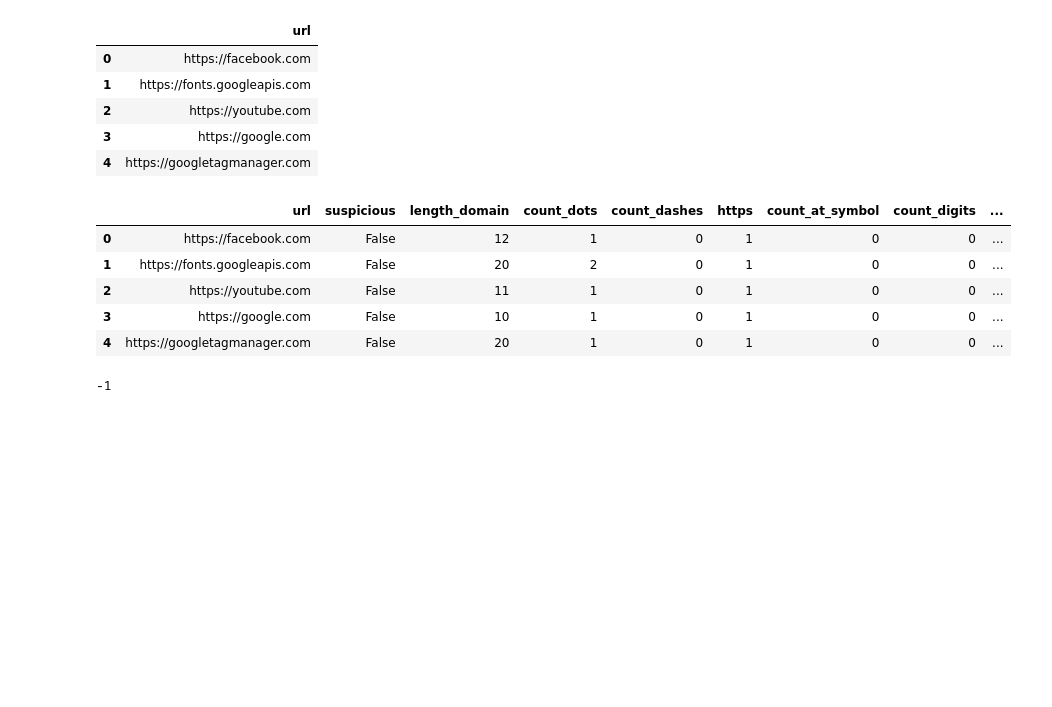
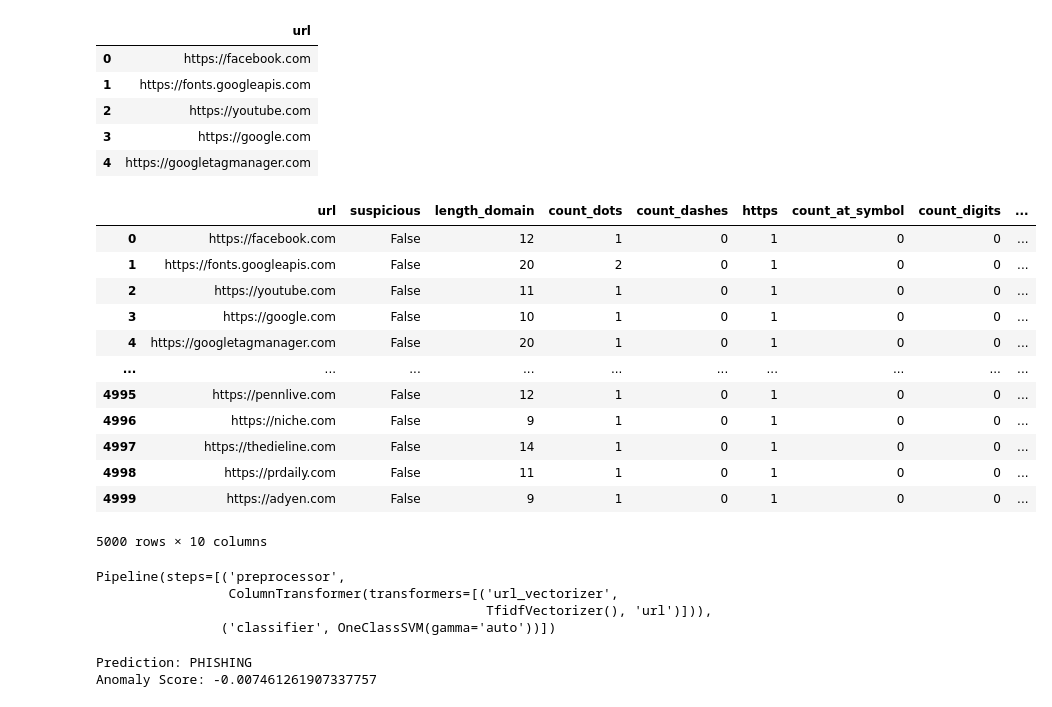
Before and after one commit to roshan-acharya/MalGuard, a Jupyter notebook: Notebook/data_preprocessing.ipynb, the cells around one changed output. Cells and saved outputs as stored; diff of their text form; code cells hidden in the pictures; blank space fills up the shorter version.

Commit message:
Pipeline initialization

```diff
--- a/Notebook/data_preprocessing.ipynb
+++ b/Notebook/data_preprocessing.ipynb
@@ -18,36 +18,95 @@ df.head()
 suspicious_words = ['login', 'signin', 'verify', 'update', 'banking', 'account', 'secure', 'ebayisapi', 'webscr', 'paypal','esewa','account']
 
 
 for url in df['url']:
     parse_url = urlparse(url)
     domain = parse_url.netloc
     scheme= parse_url.scheme
     path = parse_url.path
 
     #Suspicious check
     df['suspicious'] = df['url'].apply(lambda x: any(word in x for word in suspicious_words))
 
     #Length check of domain
     df['length_domain'] = df['url'].apply(lambda x: len(urlparse(x).netloc))
     df['count_dots']=df['url'].apply(lambda x: x.count('.'))
     df['count_dashes']=df['url'].apply(lambda x: x.count('-'))
     df['https']=df['url'].apply(lambda x: 1 if 'https' in scheme else 0)
     df['count_at_symbol']=df['url'].apply(lambda x: x.count('@'))
     df['count_digits']=df['url'].apply(lambda x: sum(c.isdigit() for c in x))
-
-    df['Label']='Safe'
+    df['has_ip'] = int(bool(re.search(r'\d+\.\d+\.\d+\.\d+', domain)))
+    df['subdomain_count'] = df['url'].apply(lambda x: len(urlparse(x).netloc.split('.')) - 2)
 
 
 
 
-df.head(5)
+df
 # %% [output]
 |  | url | suspicious | length_domain | count_dots | count_dashes | https | count_at_symbol | count_digits | ... |
 | 0 | https://facebook.com | False | 12 | 1 | 0 | 1 | 0 | 0 | ... |
 | 1 | https://fonts.googleapis.com | False | 20 | 2 | 0 | 1 | 0 | 0 | ... |
 | 2 | https://youtube.com | False | 11 | 1 | 0 | 1 | 0 | 0 | ... |
 | 3 | https://google.com | False | 10 | 1 | 0 | 1 | 0 | 0 | ... |
 | 4 | https://googletagmanager.com | False | 20 | 1 | 0 | 1 | 0 | 0 | ... |
+| ... | ... | ... | ... | ... | ... | ... | ... | ... | ... |
+| 4995 | https://pennlive.com | False | 12 | 1 | 0 | 1 | 0 | 0 | ... |
+| 4996 | https://niche.com | False | 9 | 1 | 0 | 1 | 0 | 0 | ... |
+| 4997 | https://thedieline.com | False | 14 | 1 | 0 | 1 | 0 | 0 | ... |
+| 4998 | https://prdaily.com | False | 11 | 1 | 0 | 1 | 0 | 0 | ... |
+| 4999 | https://adyen.com | False | 9 | 1 | 0 | 1 | 0 | 0 | ... |
+5000 rows × 10 columns
 # %%
+df.to_csv('..\Data\safe_links.csv',index=True,header=True)
-# %% [output]
--1
+# %%
+#vectorization
+from sklearn.feature_extraction.text import TfidfVectorizer
+from sklearn.svm import OneClassSVM
+vectorize=TfidfVectorizer()
+
+#create pipeline for vectorization and model training
+from sklearn.pipeline import Pipeline
+from sklearn.compose import ColumnTransformer
+
+preprocessor = ColumnTransformer(
+    transformers=[
+        ('url_vectorizer', TfidfVectorizer(), 'url')
+    ],
+)
+model = Pipeline(steps=[
+    ('preprocessor', preprocessor),
+    ('classifier', OneClassSVM(kernel='rbf', gamma='auto'))
+])
+model.fit(df)
+# %% [output]
+Pipeline(steps=[('preprocessor',
+                 ColumnTransformer(transformers=[('url_vectorizer',
+                                                  TfidfVectorizer(), 'url')])),
+                ('classifier', OneClassSVM(gamma='auto'))])
+# %%
+url = "https://amazon-prime-offer-claim-now.xyz"
+parsed = urlparse(url)
+domain = parsed.netloc
+
+new_data = pd.DataFrame([{
+    "url": url,
+    "suspicious": 0,   # keep 0 for One-Class SVM (not used)
+    "length_domain": len(domain),                       # 27
+    "count_dots": domain.count('.'),                    # 2
+    "count_dashes": domain.count('-'),                  # 2
+    "https": 1 if url.startswith("https") else 0,       # 0
+    "count_at_symbol": url.count('@'),                  # 0
+    "count_digits": sum(c.isdigit() for c in url),      # digits = 2 ("00")
+    "has_ip": 1 if re.match(r"\d+\.\d+\.\d+\.\d+", domain) else 0,  # 0
+    "subdomain_count": domain.count('.') - 1 if domain.count('.') > 1 else 0  # 1
+}])
+
+
+# Predict
+pred = model.predict(new_data)[0]
+score = model.decision_function(new_data)[0]
+
+print("Prediction:", "SAFE" if pred == 1 else "PHISHING")
+print("Anomaly Score:", score)
+# %% [output]
+Prediction: PHISHING
+Anomaly Score: -0.007461261907337757
```
Also changed, not shown: parts of 1 cell of this notebook, 5 other files.
